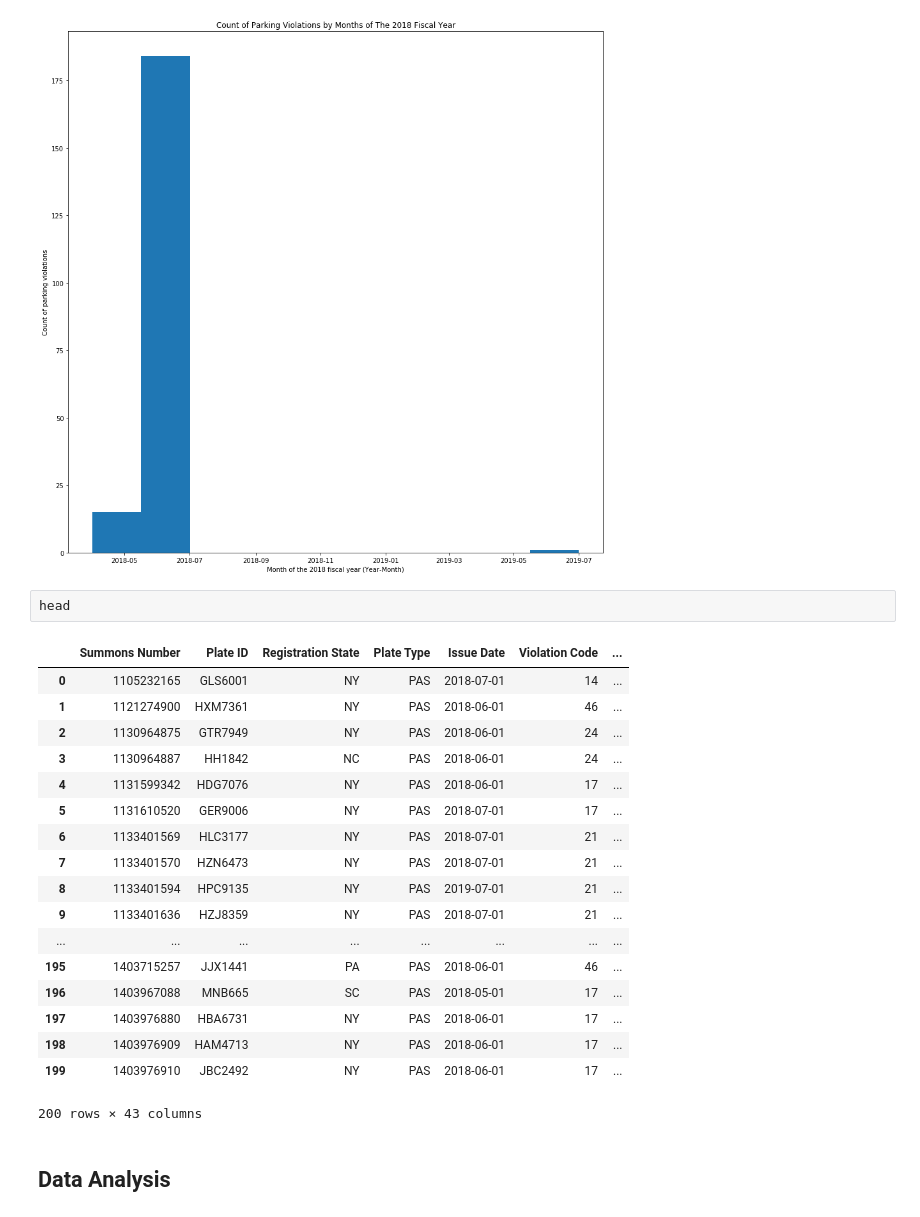
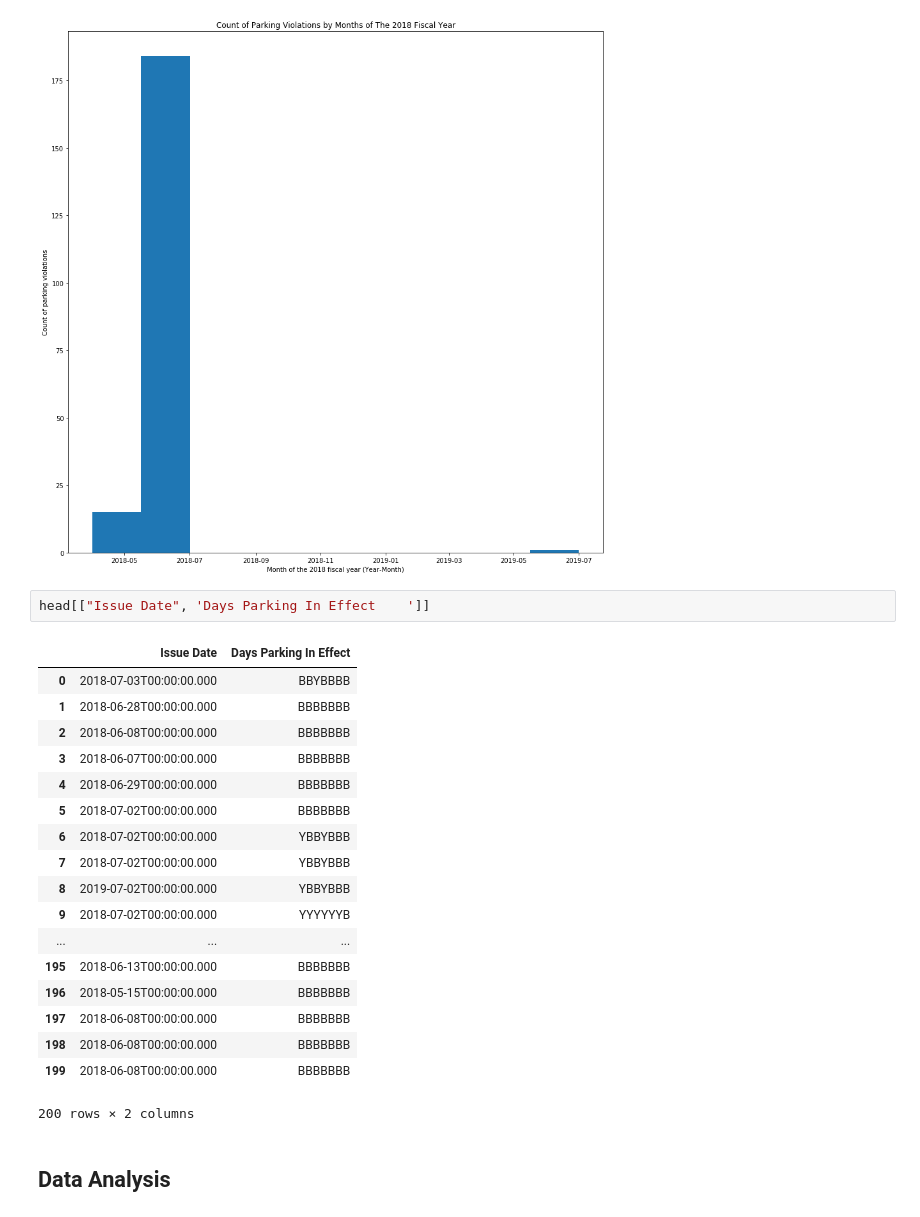
Before and after one commit to snalegave/nyc-parking-violations, a Jupyter notebook: final-resource-eda.ipynb, the cells around one changed output. Saved outputs shown, nothing was run; the diff lists cells and outputs as text.

```diff
--- a/final-resource-eda.ipynb
+++ b/final-resource-eda.ipynb
@@ -228,27 +253,27 @@ plt.hist(head["Issue Date"])
         737058.6, 737104.2, 737149.8, 737195.4, 737241. ]),
  <a list of 10 Patch objects>)
 [figure]
-# %%
-head
-# %% [output]
-|  | Summons Number | Plate ID | Registration State | Plate Type | Issue Date | Violation Code | ... |
-| 0 | 1105232165 | GLS6001 | NY | PAS | 2018-07-01 | 14 | ... |
-| 1 | 1121274900 | HXM7361 | NY | PAS | 2018-06-01 | 46 | ... |
-| 2 | 1130964875 | GTR7949 | NY | PAS | 2018-06-01 | 24 | ... |
-| 3 | 1130964887 | HH1842 | NC | PAS | 2018-06-01 | 24 | ... |
-| 4 | 1131599342 | HDG7076 | NY | PAS | 2018-06-01 | 17 | ... |
-| 5 | 1131610520 | GER9006 | NY | PAS | 2018-07-01 | 17 | ... |
-| 6 | 1133401569 | HLC3177 | NY | PAS | 2018-07-01 | 21 | ... |
-| 7 | 1133401570 | HZN6473 | NY | PAS | 2018-07-01 | 21 | ... |
-| 8 | 1133401594 | HPC9135 | NY | PAS | 2019-07-01 | 21 | ... |
-| 9 | 1133401636 | HZJ8359 | NY | PAS | 2018-07-01 | 21 | ... |
-| ... | ... | ... | ... | ... | ... | ... | ... |
-| 195 | 1403715257 | JJX1441 | PA | PAS | 2018-06-01 | 46 | ... |
-| 196 | 1403967088 | MNB665 | SC | PAS | 2018-05-01 | 17 | ... |
-| 197 | 1403976880 | HBA6731 | NY | PAS | 2018-06-01 | 17 | ... |
-| 198 | 1403976909 | HAM4713 | NY | PAS | 2018-06-01 | 17 | ... |
-| 199 | 1403976910 | JBC2492 | NY | PAS | 2018-06-01 | 17 | ... |
-200 rows × 43 columns
+# %%
+head[["Issue Date", 'Days Parking In Effect    ']]
+# %% [output]
+|  | Issue Date | Days Parking In Effect |
+| 0 | 2018-07-03T00:00:00.000 | BBYBBBB |
+| 1 | 2018-06-28T00:00:00.000 | BBBBBBB |
+| 2 | 2018-06-08T00:00:00.000 | BBBBBBB |
+| 3 | 2018-06-07T00:00:00.000 | BBBBBBB |
+| 4 | 2018-06-29T00:00:00.000 | BBBBBBB |
+| 5 | 2018-07-02T00:00:00.000 | BBBBBBB |
+| 6 | 2018-07-02T00:00:00.000 | YBBYBBB |
+| 7 | 2018-07-02T00:00:00.000 | YBBYBBB |
+| 8 | 2019-07-02T00:00:00.000 | YBBYBBB |
+| 9 | 2018-07-02T00:00:00.000 | YYYYYYB |
+| ... | ... | ... |
+| 195 | 2018-06-13T00:00:00.000 | BBBBBBB |
+| 196 | 2018-05-15T00:00:00.000 | BBBBBBB |
+| 197 | 2018-06-08T00:00:00.000 | BBBBBBB |
+| 198 | 2018-06-08T00:00:00.000 | BBBBBBB |
+| 199 | 2018-06-08T00:00:00.000 | BBBBBBB |
+200 rows × 2 columns
 # %% [markdown]
 ## Data Analysis
 # %%
```
Also changed, not shown: parts of 3 cells of this notebook.
